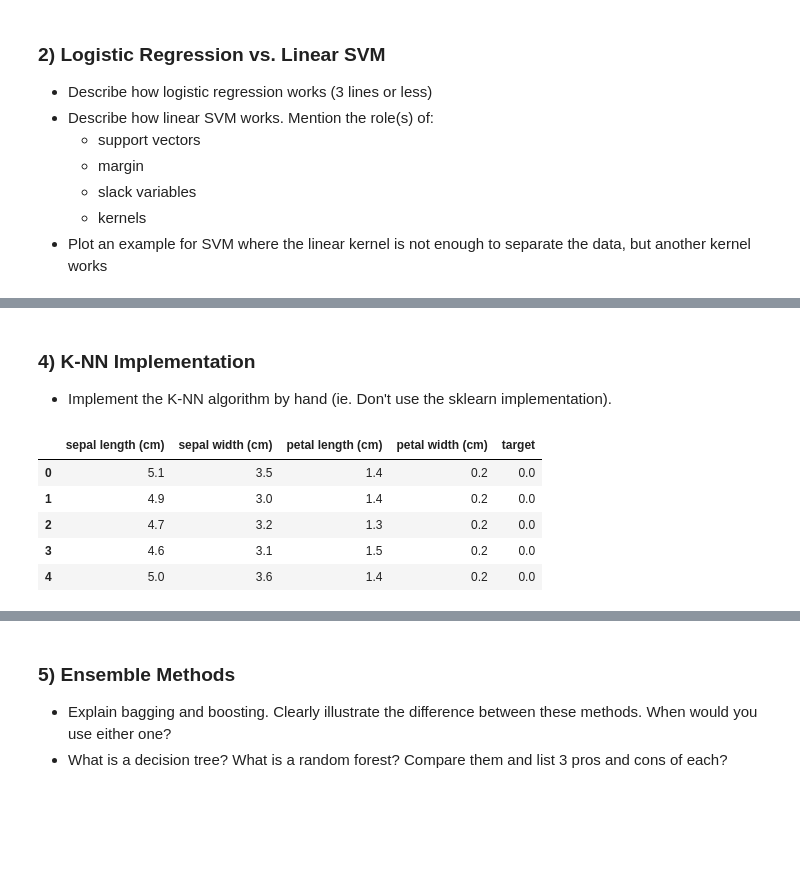
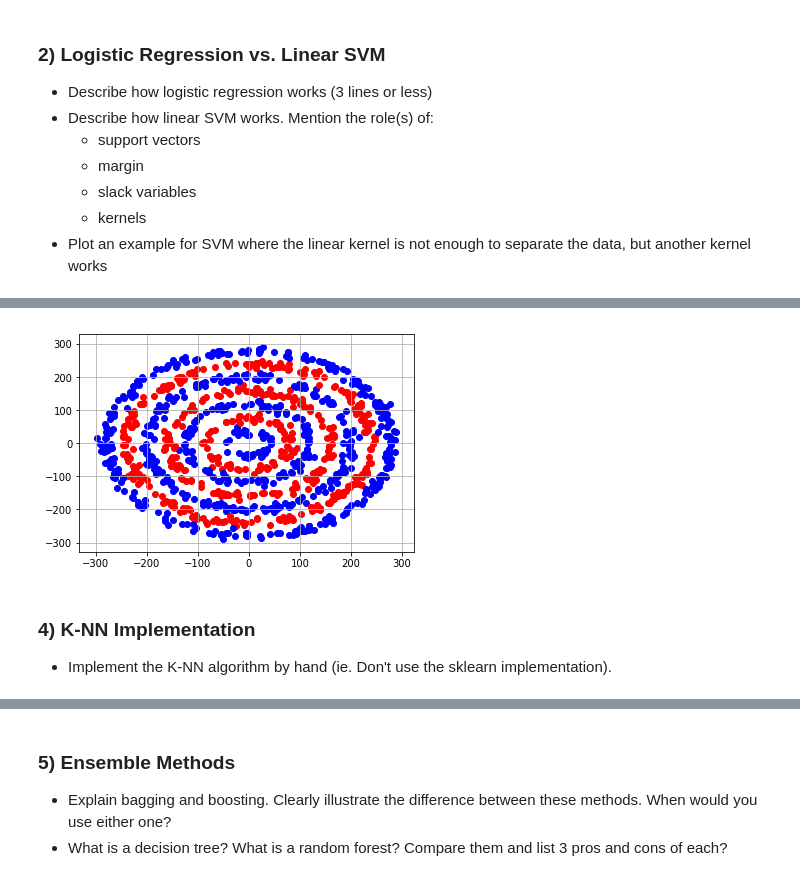
Before and after one commit to McGillAISociety/mais-bootcamp-w2019, a Jupyter notebook: Assignment4/MAIS 202 - Assignment 4.ipynb, the cells around one changed output, grey strips where cells are left out. Cells and saved outputs as stored; diff of their text form; code cells hidden in the pictures; blank space fills up the shorter version.

```diff
--- a/Assignment4/MAIS 202 - Assignment 4.ipynb
+++ b/Assignment4/MAIS 202 - Assignment 4.ipynb
@@ -31,34 +126,23 @@ Congratulations, you have reached the midpoint of the course! The rest of the co
+# %%
+# the following dataset works in a k-NN classification but not an Linear SVM classification
+m = 20
+l = 40
+fig, ax = plt.subplots()
+
+
+for i in range(8):
+    n = m * i
+    a = np.random.uniform(low=0, high=2 * np.pi, size=2 * n)
+    r = np.random.normal(loc=i*l,scale=l/6,size=2 * n)
+    x = np.multiply(r, np.cos(a))
+    y = np.multiply(r, np.sin(a))
+    ax.scatter(x, y, c=('b'if i % 2 else 'r'))
+
+ax.grid()
+
+plt.show()
+# %% [output]
+[figure, added]
 # %% [markdown]
 ### 4) K-NN Implementation
 - Implement the K-NN algorithm by hand (ie. Don't use the sklearn implementation).
-# %%
-# Implement kNN by hand. It might be useful to store all distances in one array/list
-
-import pandas as pd
-import numpy as np
-from sklearn.datasets import load_iris
-
-# loading dataset
-iris = load_iris()
-iris_df = pd.DataFrame(data= np.c_[iris['data'], iris['target']],
-                     columns= iris['feature_names'] + ['target'])
-
-# Preview dataset
-iris_df.head()
-
-## YOUR CODE HERE
-
-# step 1:
-
-# step 2:
-
-# step 3:
-
-# ...
-# %% [output]
-|  | sepal length (cm) | sepal width (cm) | petal length (cm) | petal width (cm) | target |
-| 0 | 5.1 | 3.5 | 1.4 | 0.2 | 0.0 |
-| 1 | 4.9 | 3.0 | 1.4 | 0.2 | 0.0 |
-| 2 | 4.7 | 3.2 | 1.3 | 0.2 | 0.0 |
-| 3 | 4.6 | 3.1 | 1.5 | 0.2 | 0.0 |
-| 4 | 5.0 | 3.6 | 1.4 | 0.2 | 0.0 |
```
Also changed, not shown: parts of 19 cells of this notebook, 1 other file.
